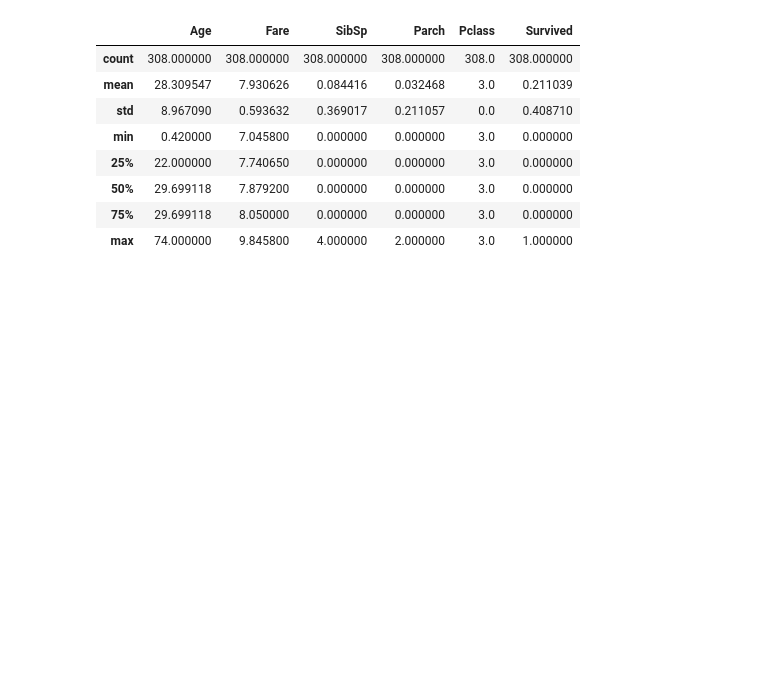
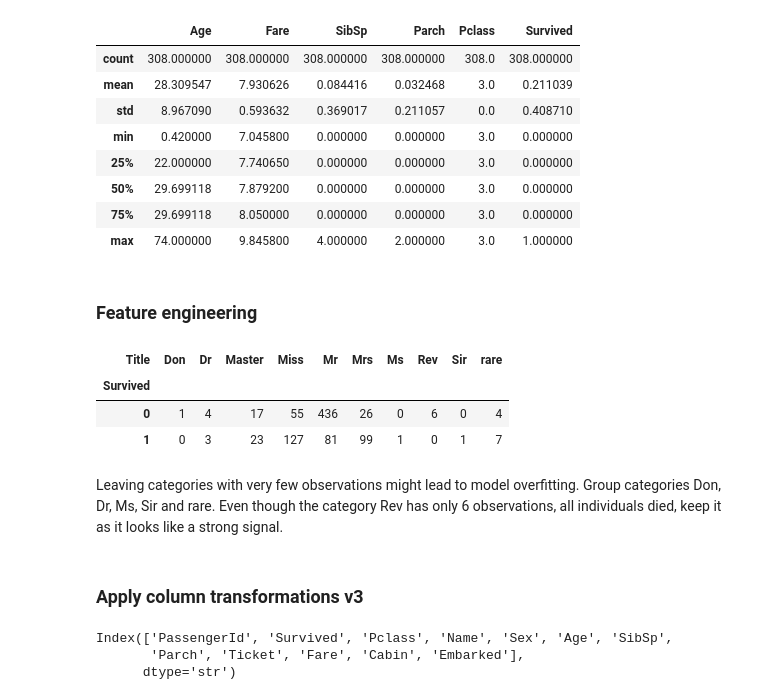
Before and after one commit to lopez-davcio/learning-journal, a Jupyter notebook: titanic-classification/titanic-analysis.ipynb, the cells around one changed output. Drawn from its saved outputs; the diff is of its cells as text; code cells hidden in the pictures; blank space fills up the shorter version.

Commit message:
update preprocessor to v3: implement title extraction and family size calculation

```diff
--- a/titanic-classification/titanic-analysis.ipynb
+++ b/titanic-classification/titanic-analysis.ipynb
@@ -1199,3 +1197,28 @@ fare_7_to_8_df.describe()
 | 50% | 29.699118 | 7.879200 | 0.000000 | 0.000000 | 3.0 | 0.000000 |
 | 75% | 29.699118 | 8.050000 | 0.000000 | 0.000000 | 3.0 | 0.000000 |
 | max | 74.000000 | 9.845800 | 4.000000 | 2.000000 | 3.0 | 1.000000 |
+# %% [markdown]
+### Feature engineering
+# %%
+# extract title from Name feature
+eda2_df['Title'] = (original_df['Name']
+                    .str.extract(r'(Mr|Mrs|Master|Miss|Sir|Ms|Dr|Don|Rev)\.', expand=False)
+                    .fillna('rare'))
+
+# analyse the spread of titles
+pd.crosstab(eda2_df['Survived'], eda2_df['Title'])
+# %% [output]
+| Title | Don | Dr | Master | Miss | Mr | Mrs | Ms | Rev | Sir | rare |
+| Survived |  |  |  |  |  |  |  |  |  |  |
+| 0 | 1 | 4 | 17 | 55 | 436 | 26 | 0 | 6 | 0 | 4 |
+| 1 | 0 | 3 | 23 | 127 | 81 | 99 | 1 | 0 | 1 | 7 |
+# %% [markdown]
+Leaving categories with very few observations might lead to model overfitting. Group categories Don, Dr, Ms, Sir and rare. Even though the category Rev has only 6 observations, all individuals died, keep it as it looks like a strong signal.
+# %% [markdown]
+### Apply column transformations v3
+# %%
+original_df.columns
+# %% [output]
+Index(['PassengerId', 'Survived', 'Pclass', 'Name', 'Sex', 'Age', 'SibSp',
+       'Parch', 'Ticket', 'Fare', 'Cabin', 'Embarked'],
+      dtype='str')
```
Also changed, not shown: parts of 2 cells of this notebook.
